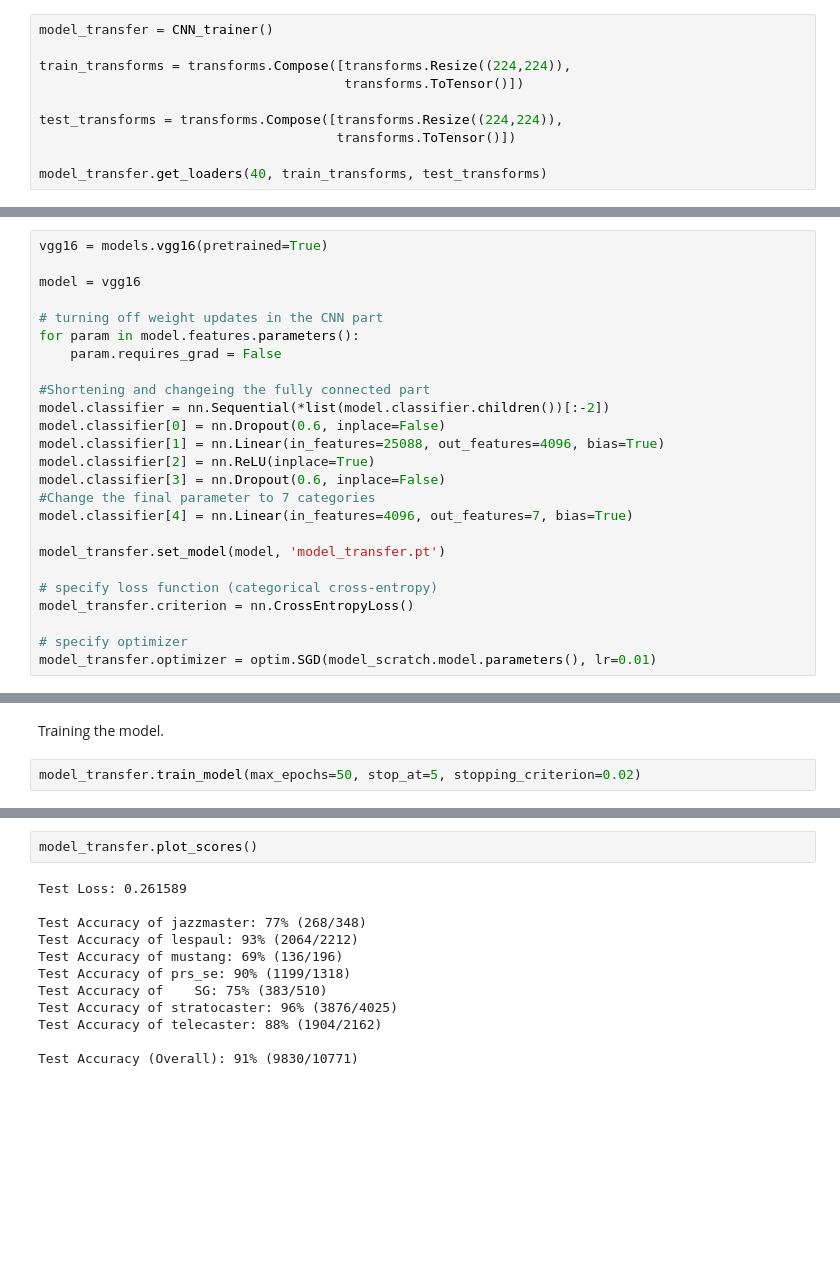
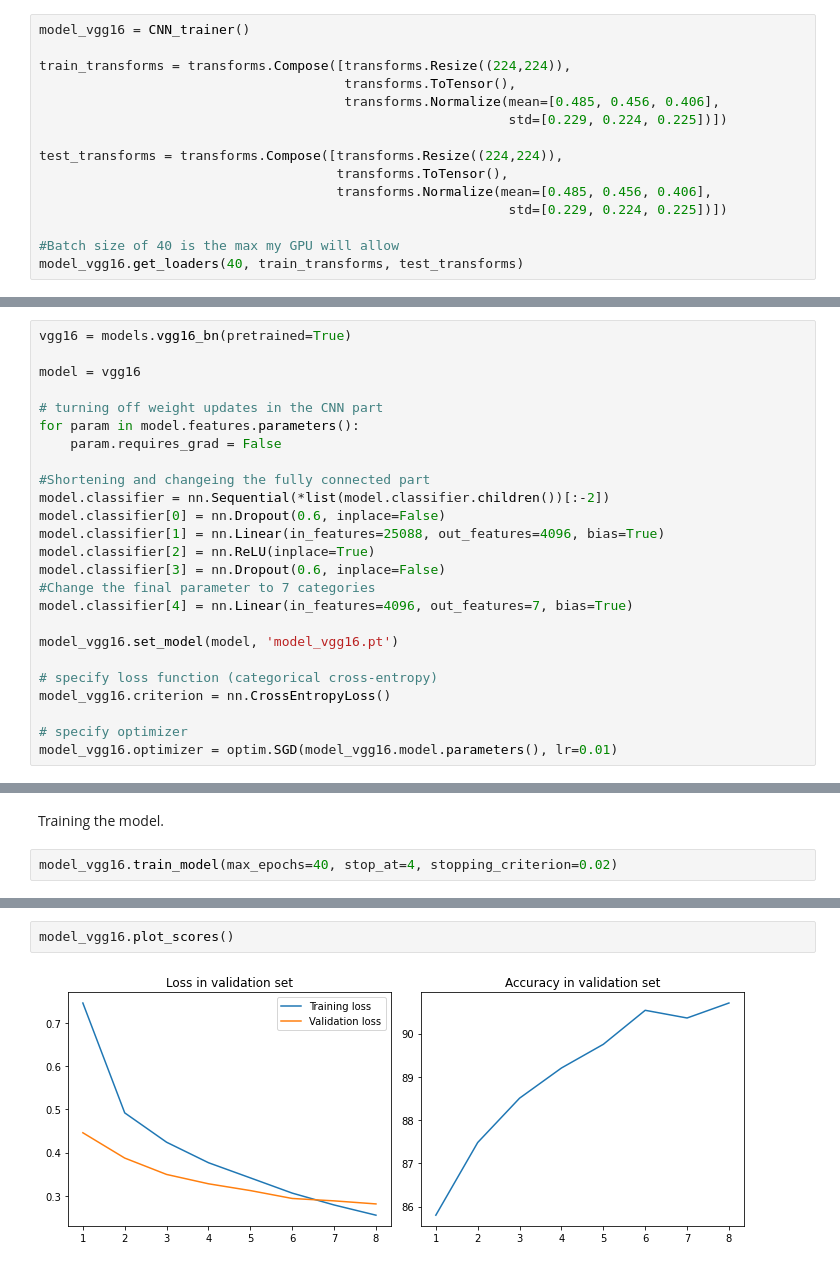
Before and after one commit to mwilkens1/deep-rocking, a Jupyter notebook: train_model.ipynb, the cells around one changed output, grey strips where cells are left out. Cells and saved outputs as stored; diff of their text form; blank space fills up the shorter version.

```diff
--- a/train_model.ipynb
+++ b/train_model.ipynb
@@ -178,10 +191,15 @@ Below I am using the architecture and weights of the VGG16 model and adjusting t
 # %%
-model_transfer = CNN_trainer()
+model_vgg16 = CNN_trainer()
 
 train_transforms = transforms.Compose([transforms.Resize((224,224)),
-                                       transforms.ToTensor()])
+                                       transforms.ToTensor(),
+                                       transforms.Normalize(mean=[0.485, 0.456, 0.406],
+                                                            std=[0.229, 0.224, 0.225])])
 
 test_transforms = transforms.Compose([transforms.Resize((224,224)),
-                                      transforms.ToTensor()])
+                                      transforms.ToTensor(),
+                                      transforms.Normalize(mean=[0.485, 0.456, 0.406],
+                                                            std=[0.229, 0.224, 0.225])])
 
-model_transfer.get_loaders(40, train_transforms, test_transforms)
+#Batch size of 40 is the max my GPU will allow
+model_vgg16.get_loaders(40, train_transforms, test_transforms)
@@ -190,5 +210,5 @@ Getting the VGG26 model and making adjustments to it
 # %%
-vgg16 = models.vgg16(pretrained=True)
+vgg16 = models.vgg16_bn(pretrained=True)
 
 model = vgg16
 
@@ -205,10 +225,10 @@ model.classifier[3] = nn.Dropout(0.6, inplace=False)
 #Change the final parameter to 7 categories
 model.classifier[4] = nn.Linear(in_features=4096, out_features=7, bias=True)
 
-model_transfer.set_model(model, 'model_transfer.pt')
+model_vgg16.set_model(model, 'model_vgg16.pt')
 
 # specify loss function (categorical cross-entropy)
-model_transfer.criterion = nn.CrossEntropyLoss()
+model_vgg16.criterion = nn.CrossEntropyLoss()
 
 # specify optimizer
-model_transfer.optimizer = optim.SGD(model_scratch.model.parameters(), lr=0.01)
+model_vgg16.optimizer = optim.SGD(model_vgg16.model.parameters(), lr=0.01)
@@ -233,5 +235,5 @@ VGG(
 # %% [markdown]
 Training the model.
 # %%
-model_transfer.train_model(max_epochs=50, stop_at=5, stopping_criterion=0.02)
+model_vgg16.train_model(max_epochs=40, stop_at=4, stopping_criterion=0.02)
 # %% [output]
@@ -256,14 +257,4 @@ KeyboardInterrupt:
 # %%
-model_transfer.plot_scores()
+model_vgg16.plot_scores()
 # %% [output]
-Test Loss: 0.261589
-
-Test Accuracy of jazzmaster: 77% (268/348)
-Test Accuracy of lespaul: 93% (2064/2212)
-Test Accuracy of mustang: 69% (136/196)
-Test Accuracy of prs_se: 90% (1199/1318)
-Test Accuracy of    SG: 75% (383/510)
-Test Accuracy of stratocaster: 96% (3876/4025)
-Test Accuracy of telecaster: 88% (1904/2162)
-
-Test Accuracy (Overall): 91% (9830/10771)
+[figure, added]
```
Also changed, not shown: parts of 17 cells of this notebook, 1 other file.
